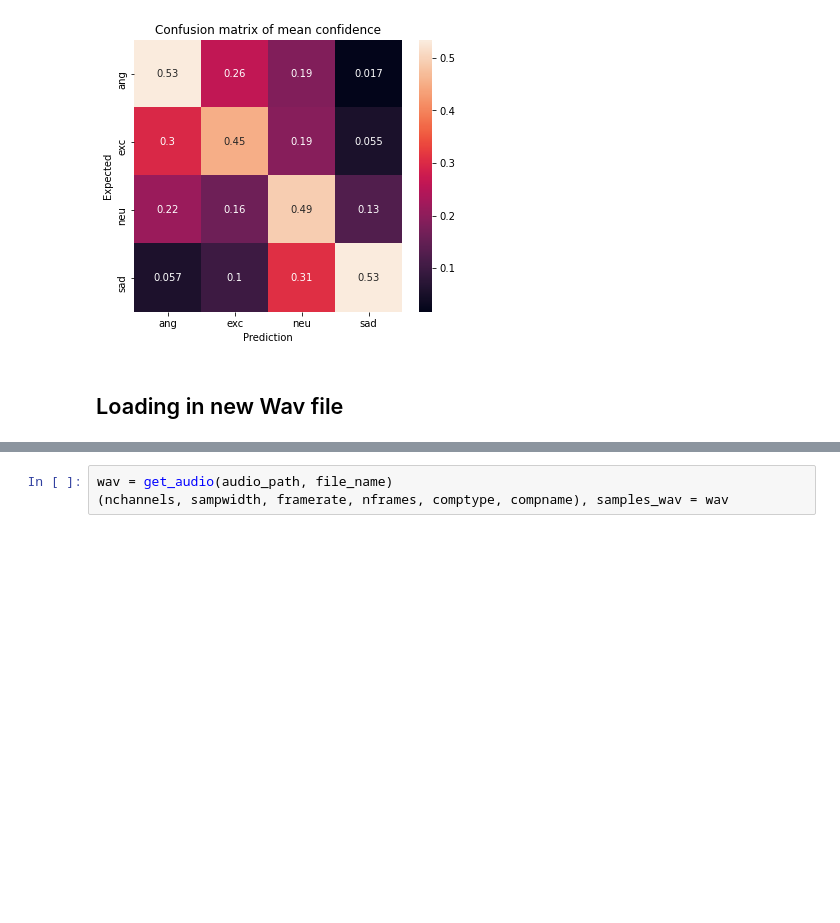
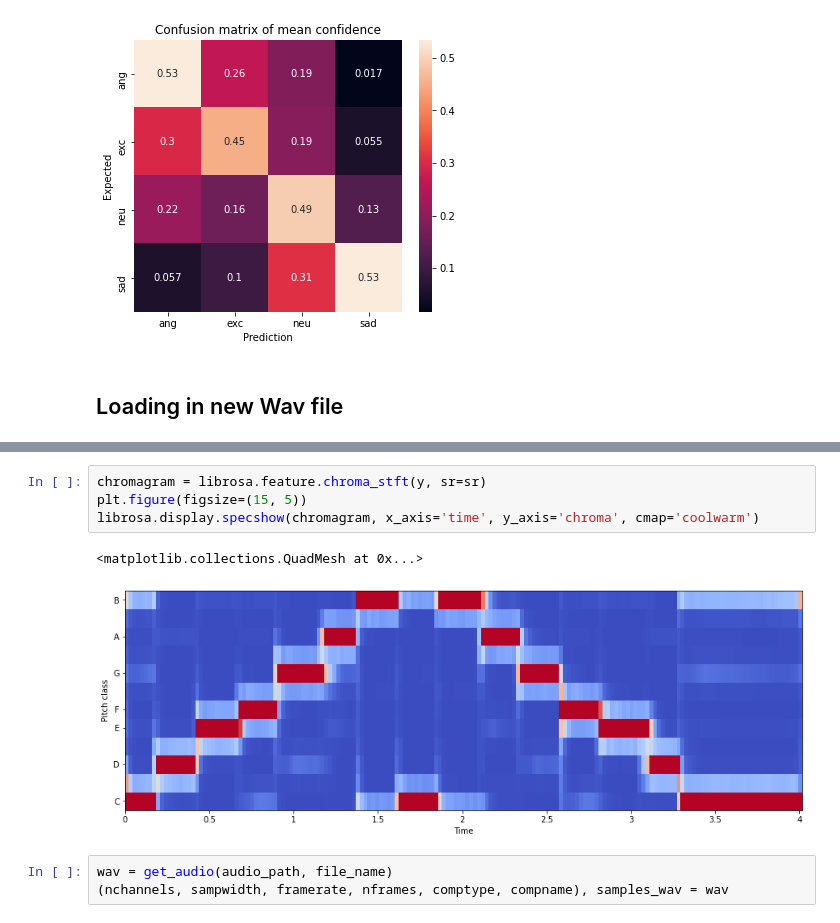
Before and after one commit to Samarth-Tripathi/IEMOCAP-Emotion-Detection, a Jupyter notebook: code/python_files/Experiments/Working_Audio_Model.ipynb, the cells around one changed output, grey strips where cells are left out. Cells and saved outputs as stored; diff of their text form; blank space fills up the shorter version.

```diff
--- a/code/python_files/Experiments/Working_Audio_Model.ipynb
+++ b/code/python_files/Experiments/Working_Audio_Model.ipynb
@@ -353,3 +353,10 @@ librosa.display.specshow(Xdb, sr=sr, x_axis='time', y_axis='hz')
+# %%
+chromagram = librosa.feature.chroma_stft(y, sr=sr)
+plt.figure(figsize=(15, 5))
+librosa.display.specshow(chromagram, x_axis='time', y_axis='chroma', cmap='coolwarm')
+# %% [output]
+<matplotlib.collections.QuadMesh at 0x...>
+[figure, added]
 # %%
 wav = get_audio(audio_path, file_name)
 (nchannels, sampwidth, framerate, nframes, comptype, compname), samples_wav = wav
```
Also changed, not shown: parts of 14 cells of this notebook, 1 other file.
